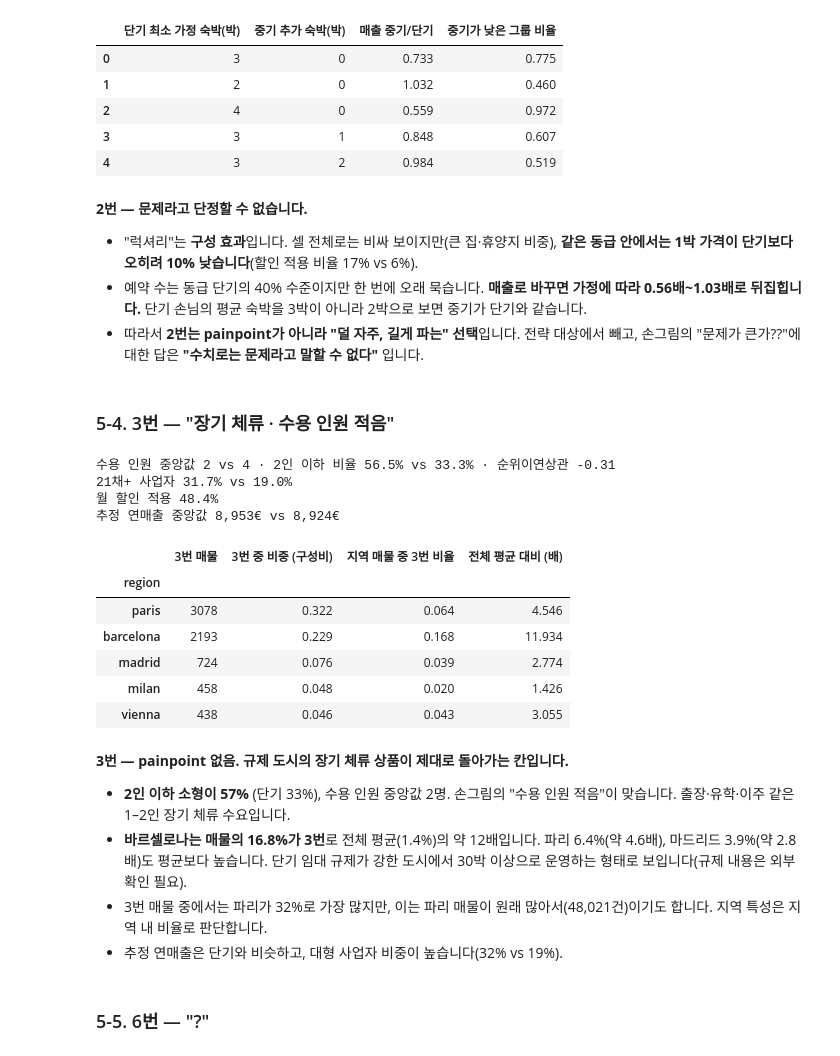
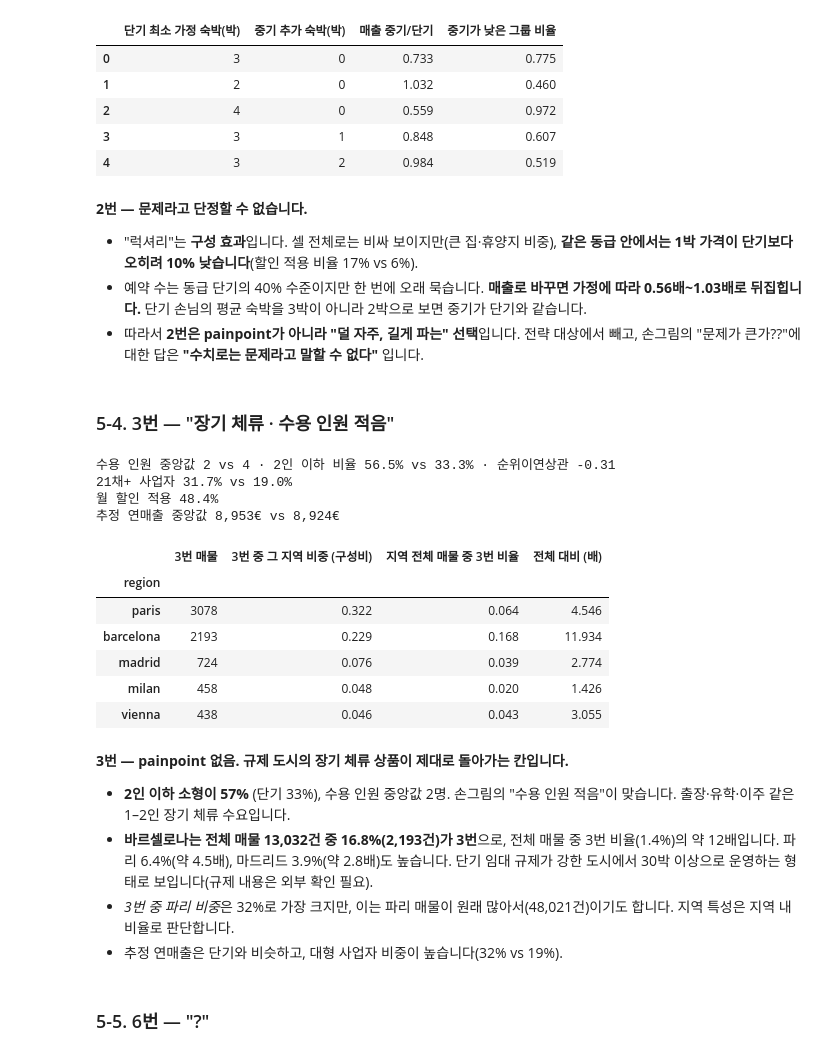
Before and after one commit to younghyun729/insight-2026-2, a Jupyter notebook: notebooks/segmentation_2x3.ipynb, the cells around one changed output. Saved outputs shown, nothing was run; the diff lists cells and outputs as text; code cells hidden in the pictures.

```diff
--- a/notebooks/segmentation_2x3.ipynb
+++ b/notebooks/segmentation_2x3.ipynb
@@ -517,30 +518,30 @@ sens
 **2번 — 문제라고 단정할 수 없습니다.**
 - "럭셔리"는 **구성 효과**입니다. 셀 전체로는 비싸 보이지만(큰 집·휴양지 비중), **같은 동급 안에서는 1박 가격이 단기보다 오히려 10% 낮습니다**(할인 적용 비율 17% vs 6%).
 - 예약 수는 동급 단기의 40% 수준이지만 한 번에 오래 묵습니다. **매출로 바꾸면 가정에 따라 0.56배~1.03배로 뒤집힙니다.** 단기 손님의 평균 숙박을 3박이 아니라 2박으로 보면 중기가 단기와 같습니다.
-- 따라서 **2번는 painpoint가 아니라 "덜 자주, 길게 파는" 선택**입니다. 전략 대상에서 빼고, 손그림의 "문제가 큰가??"에 대한 답은 **"수치로는 문제라고 말할 수 없다"** 입니다.
+- 따라서 **2번은 painpoint가 아니라 "덜 자주, 길게 파는" 선택**입니다. 전략 대상에서 빼고, 손그림의 "문제가 큰가??"에 대한 답은 **"수치로는 문제라고 말할 수 없다"** 입니다.
 # %% [markdown]
 ### 5-4. 3번 — "장기 체류 · 수용 인원 적음"
 # %%
 # [5-4] 3번 vs 1번
 ol, osh = o[o["stay"] == "장기"], o[o["stay"] == "단기"]
 print(f"수용 인원 중앙값 {ol.accommodates.median():.0f} vs {osh.accommodates.median():.0f} · "
       f"2인 이하 비율 {(ol.accommodates <= 2).mean():.1%} vs {(osh.accommodates <= 2).mean():.1%} · "
       f"순위이연상관 {mwu(ol.accommodates, osh.accommodates):+.2f}")
 print(f"21채+ 사업자 {(ol.host_listings_total >= 21).mean():.1%} vs {(osh.host_listings_total >= 21).mean():.1%}")
 print(f"월 할인 적용 {(ol.discount_type == 'Monthly stay discount').mean():.1%}")
 print(f"추정 연매출 중앙값 {ol.revenue.median():,.0f}€ vs {osh.revenue.median():,.0f}€")
 reg_n = s["region"].value_counts()
 loc = pd.DataFrame({"3번 매물": ol["region"].value_counts()}).head(5)
-loc["3번 중 비중 (구성비)"] = loc["3번 매물"] / len(ol)
-loc["지역 매물 중 3번 비율"] = loc["3번 매물"] / reg_n.reindex(loc.index)
-loc["전체 평균 대비 (배)"] = loc["지역 매물 중 3번 비율"] / (len(ol) / len(s))
+loc["3번 중 그 지역 비중 (구성비)"] = loc["3번 매물"] / len(ol)
+loc["지역 전체 매물 중 3번 비율"] = loc["3번 매물"] / reg_n.reindex(loc.index)
+loc["전체 대비 (배)"] = loc["지역 전체 매물 중 3번 비율"] / (len(ol) / len(s))
 display(loc)
 # %% [output]
 수용 인원 중앙값 2 vs 4 · 2인 이하 비율 56.5% vs 33.3% · 순위이연상관 -0.31
 21채+ 사업자 31.7% vs 19.0%
 월 할인 적용 48.4%
 추정 연매출 중앙값 8,953€ vs 8,924€
-|  | 3번 매물 | 3번 중 비중 (구성비) | 지역 매물 중 3번 비율 | 전체 평균 대비 (배) |
+|  | 3번 매물 | 3번 중 그 지역 비중 (구성비) | 지역 전체 매물 중 3번 비율 | 전체 대비 (배) |
 | region |  |  |  |  |
 | paris | 3078 | 0.322 | 0.064 | 4.546 |
 | barcelona | 2193 | 0.229 | 0.168 | 11.934 |
@@ -550,8 +551,8 @@ display(loc)
 # %% [markdown]
 **3번 — painpoint 없음. 규제 도시의 장기 체류 상품이 제대로 돌아가는 칸입니다.**
 - **2인 이하 소형이 57%** (단기 33%), 수용 인원 중앙값 2명. 손그림의 "수용 인원 적음"이 맞습니다. 출장·유학·이주 같은 1–2인 장기 체류 수요입니다.
-- **바르셀로나는 매물의 16.8%가 3번**로 전체 평균(1.4%)의 약 12배입니다. 파리 6.4%(약 4.6배), 마드리드 3.9%(약 2.8배)도 평균보다 높습니다. 단기 임대 규제가 강한 도시에서 30박 이상으로 운영하는 형태로 보입니다(규제 내용은 외부 확인 필요).
-- 3번 매물 중에서는 파리가 32%로 가장 많지만, 이는 파리 매물이 원래 많아서(48,021건)이기도 합니다. 지역 특성은 지역 내 비율로 판단합니다.
+- **바르셀로나는 전체 매물 13,032건 중 16.8%(2,193건)가 3번**으로, 전체 매물 중 3번 비율(1.4%)의 약 12배입니다. 파리 6.4%(약 4.5배), 마드리드 3.9%(약 2.8배)도 높습니다. 단기 임대 규제가 강한 도시에서 30박 이상으로 운영하는 형태로 보입니다(규제 내용은 외부 확인 필요).
+- *3번 중 파리 비중*은 32%로 가장 크지만, 이는 파리 매물이 원래 많아서(48,021건)이기도 합니다. 지역 특성은 지역 내 비율로 판단합니다.
 - 추정 연매출은 단기와 비슷하고, 대형 사업자 비중이 높습니다(32% vs 19%).
 # %% [markdown]
 ### 5-5. 6번 — "?"
```
Also changed, not shown: parts of 4 cells of this notebook, 1 other file.
